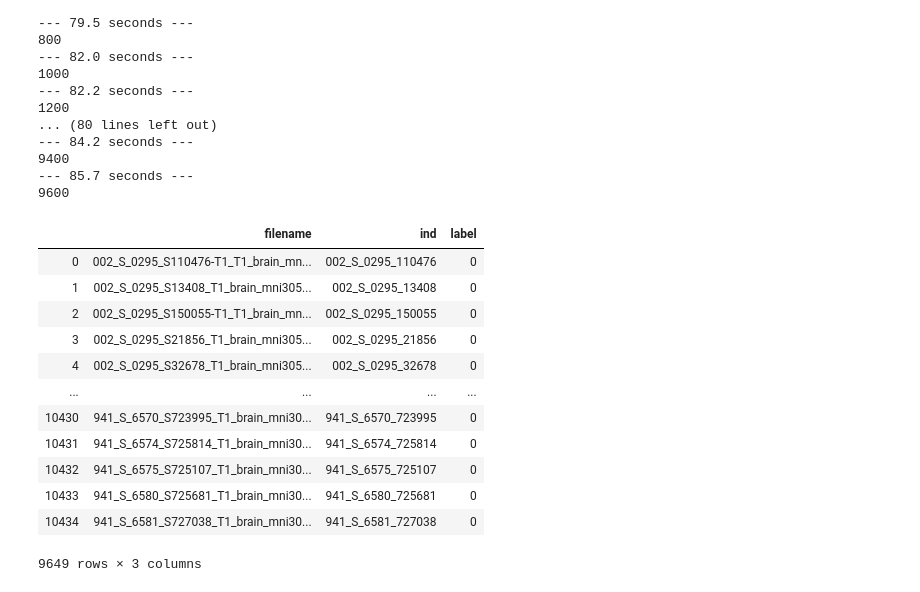
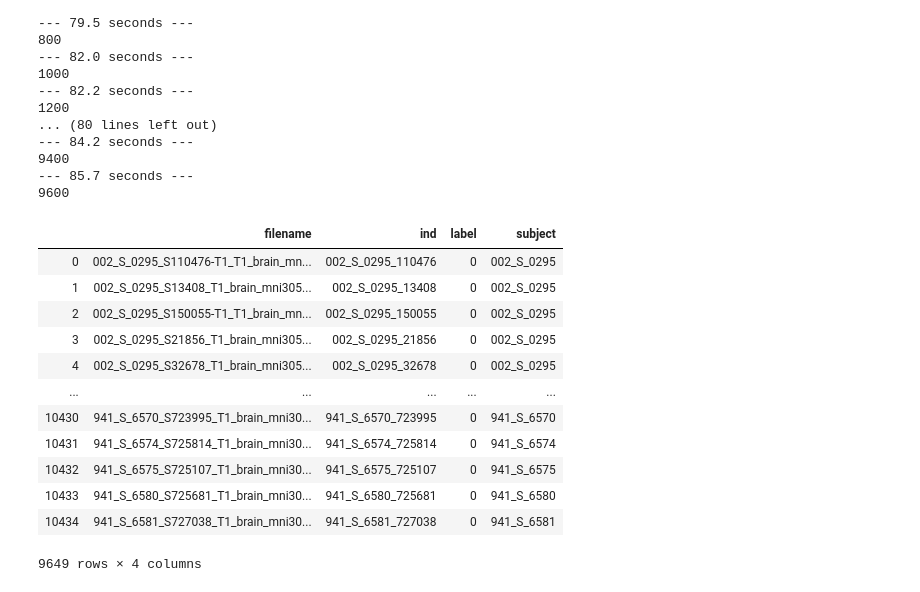
Before and after one commit to TobiasBrx/Deep_Learning, a Jupyter notebook: create_tfrecords/CreateTFrecords.ipynb, the cells around one changed output. Saved outputs shown, nothing was run; the diff lists cells and outputs as text; code cells hidden in the pictures.

```diff
--- a/create_tfrecords/CreateTFrecords.ipynb
+++ b/create_tfrecords/CreateTFrecords.ipynb
@@ -312,35 +311,40 @@ max_flat_y = np.load('Normalizing_files/max_flat_y_156.npy')
 min_flat_z = np.load('Normalizing_files/min_flat_z_156.npy')
 max_flat_z = np.load('Normalizing_files/max_flat_z_156.npy')
 # %%
-file_names_=pd.DataFrame()
+#CAUTION when rerunning this cell as file_names will be a dataframe after this execution
+file_names_ = pd.DataFrame()
+subjects_ = set()
 for filename in file_names:
     row=dict()
     row['filename']=filename[5:]
     filename=filename[5:]
     try:
         series_id = re.search(pattern1, filename).group(0)[1:]
         subject = re.search(pattern2,filename).group(0)
-        ind=subject+"_"+series_id
-        row['ind']=ind
-        row['label']=labels.loc[ind,'Group']
+        ind = subject+"_"+series_id
+        row['ind'] = ind
+        row['subject'] = subject
+        row['label'] = labels.loc[ind,'Group']
+        subjects_.add(subject)
     except:
         row['ind']= 'No label'
         row['label']= 'No label'
-    file_names_=file_names_.append(row,ignore_index=True)
+        row['subject'] = 'No label'
+    file_names_  =file_names_.append(row, ignore_index=True)
 
 file_names = file_names_[file_names_['ind']!='No label']
 file_names
 # %% [output]
-|  | filename | ind | label |
-| 0 | 002_S_0295_S110476-T1_T1_brain_mn... | 002_S_0295_110476 | 0 |
-| 1 | 002_S_0295_S13408_T1_brain_mni305... | 002_S_0295_13408 | 0 |
-| 2 | 002_S_0295_S150055-T1_T1_brain_mn... | 002_S_0295_150055 | 0 |
-| 3 | 002_S_0295_S21856_T1_brain_mni305... | 002_S_0295_21856 | 0 |
-| 4 | 002_S_0295_S32678_T1_brain_mni305... | 002_S_0295_32678 | 0 |
-| ... | ... | ... | ... |
-| 10430 | 941_S_6570_S723995_T1_brain_mni30... | 941_S_6570_723995 | 0 |
-| 10431 | 941_S_6574_S725814_T1_brain_mni30... | 941_S_6574_725814 | 0 |
-| 10432 | 941_S_6575_S725107_T1_brain_mni30... | 941_S_6575_725107 | 0 |
-| 10433 | 941_S_6580_S725681_T1_brain_mni30... | 941_S_6580_725681 | 0 |
-| 10434 | 941_S_6581_S727038_T1_brain_mni30... | 941_S_6581_727038 | 0 |
+|  | filename | ind | label | subject |
+| 0 | 002_S_0295_S110476-T1_T1_brain_mn... | 002_S_0295_110476 | 0 | 002_S_0295 |
+| 1 | 002_S_0295_S13408_T1_brain_mni305... | 002_S_0295_13408 | 0 | 002_S_0295 |
+| 2 | 002_S_0295_S150055-T1_T1_brain_mn... | 002_S_0295_150055 | 0 | 002_S_0295 |
+| 3 | 002_S_0295_S21856_T1_brain_mni305... | 002_S_0295_21856 | 0 | 002_S_0295 |
+| 4 | 002_S_0295_S32678_T1_brain_mni305... | 002_S_0295_32678 | 0 | 002_S_0295 |
+| ... | ... | ... | ... | ... |
+| 10430 | 941_S_6570_S723995_T1_brain_mni30... | 941_S_6570_723995 | 0 | 941_S_6570 |
+| 10431 | 941_S_6574_S725814_T1_brain_mni30... | 941_S_6574_725814 | 0 | 941_S_6574 |
+| 10432 | 941_S_6575_S725107_T1_brain_mni30... | 941_S_6575_725107 | 0 | 941_S_6575 |
+| 10433 | 941_S_6580_S725681_T1_brain_mni30... | 941_S_6580_725681 | 0 | 941_S_6580 |
+| 10434 | 941_S_6581_S727038_T1_brain_mni30... | 941_S_6581_727038 | 0 | 941_S_6581 |
-9649 rows × 3 columns
+9649 rows × 4 columns
```
Also changed, not shown: parts of 10 cells of this notebook.
